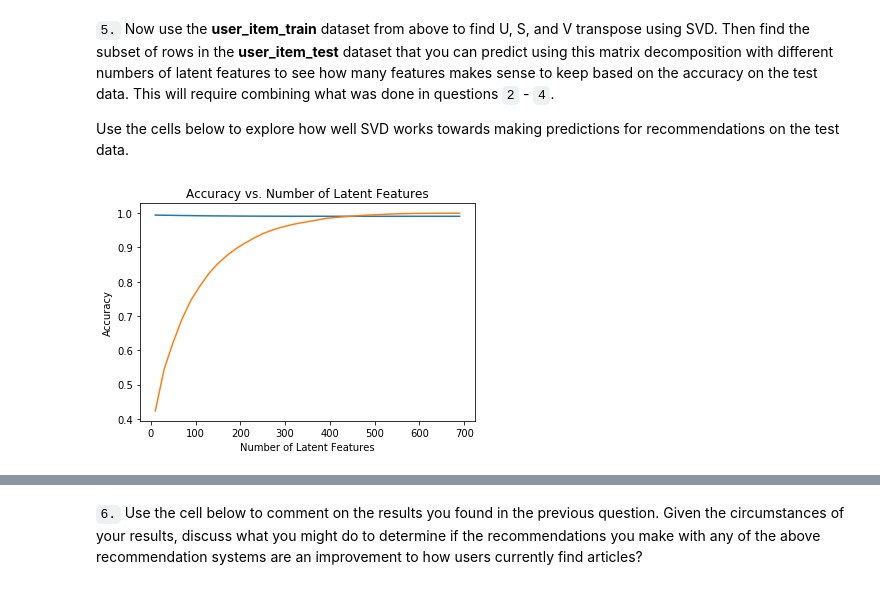
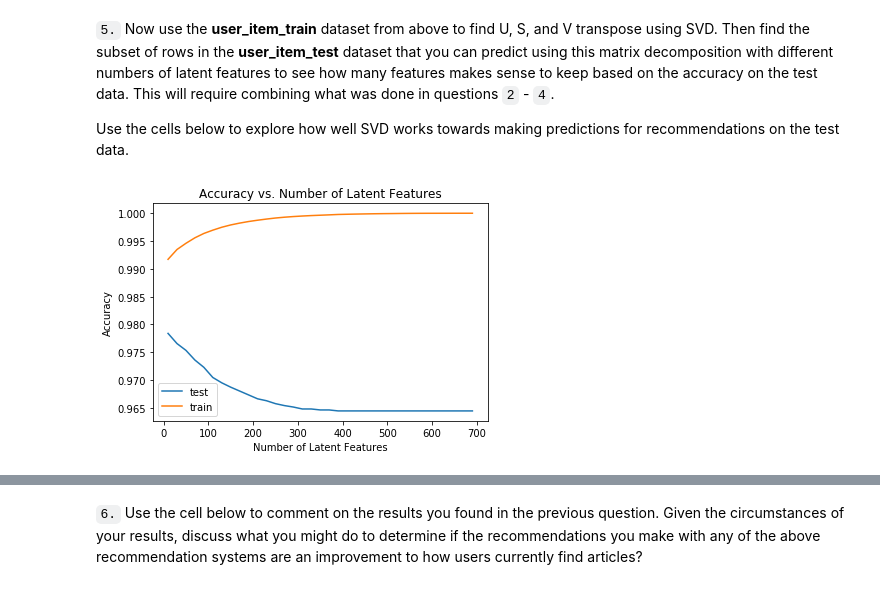
Before and after one commit to felixnext/ds_recommender, a Jupyter notebook: notebooks/Recommendations_with_IBM.ipynb, the cells around one changed output, grey strips where cells are left out. Saved outputs shown, nothing was run; the diff lists cells and outputs as text; code cells hidden in the pictures.

```diff
--- a/notebooks/Recommendations_with_IBM.ipynb
+++ b/notebooks/Recommendations_with_IBM.ipynb
@@ -807,50 +855,32 @@ u_train, s_train, vt_train = np.linalg.svd(user_item_train, full_matrices=True)
 # %%
 # Use these cells to see how well you can use the training
 # decomposition to predict on test data
 
+# setup vars
 num_latent_feats = np.arange(10,700+10,20)
 sum_errs = []
 sum_errs_train = []
-
 # retrieve the relevant test portion
 rel_user_item_test = user_item_test.loc[rel_test_user, rel_test_arts]
 
+# iterate over the number of latent features
 for k in num_latent_feats:
-    # restructure with k latent features
-    s_new, u_new, vt_new = np.diag(s_train[:k]), u_train[:, :k], vt_train[:k, :]
+    # calculate the errors
+    train_err, test_err = test_latent(k, rel_user_item_test, user_item_train, s_train, u_train, vt_train)
 
-    # take dot product
-    user_item_est = np.around(np.dot(np.dot(u_new, s_new), vt_new))
+    # append to lists
+    sum_errs.append(test_err)
+    sum_errs_train.append(train_err)
 
-    # select the relevant items
-    user_item_est = pd.DataFrame(user_item_est)
-    user_item_est.columns = user_item_train.columns
-    user_item_est.index = user_item_train.index
-    rel_user_item_est = user_item_est.loc[rel_test_user, rel_test_arts]
+# plot resulting graphs
+fig, ax = plt.subplots()
+ax.plot(num_latent_feats, 1 - np.array(sum_errs)/(rel_user_item_test.shape[0] * rel_user_item_test.shape[1]), label='test');
+ax.plot(num_latent_feats, 1 - np.array(sum_errs_train)/(user_item_train.shape[0] * user_item_train.shape[1]), label='train');
 
-
-    # TODO: refactor computation
-
-    # compute error for each prediction to actual value
-    diffs = np.subtract(rel_user_item_test, rel_user_item_est)
-
-    # total errors and keep track of them
-    err = np.sum(np.sum(np.abs(diffs)))
-    sum_errs.append(err)
-
-    # compute error for each prediction to actual value
-    diffs = np.subtract(user_item_train, user_item_est)
-
-    # total errors and keep track of them
-    err = np.sum(np.sum(np.abs(diffs)))
-    sum_errs_train.append(err)
-
-
-plt.plot(num_latent_feats, 1 - np.array(sum_errs)/df.shape[0]);
-plt.plot(num_latent_feats, 1 - np.array(sum_errs_train)/df.shape[0]);
+# format plot
 plt.xlabel('Number of Latent Features');
 plt.ylabel('Accuracy');
 plt.title('Accuracy vs. Number of Latent Features');
-# TODO: add legend
+plt.legend();
 # %% [output]
-[figure, old version]
+[figure, new version]
```
Also changed, not shown: parts of 16 cells of this notebook.
